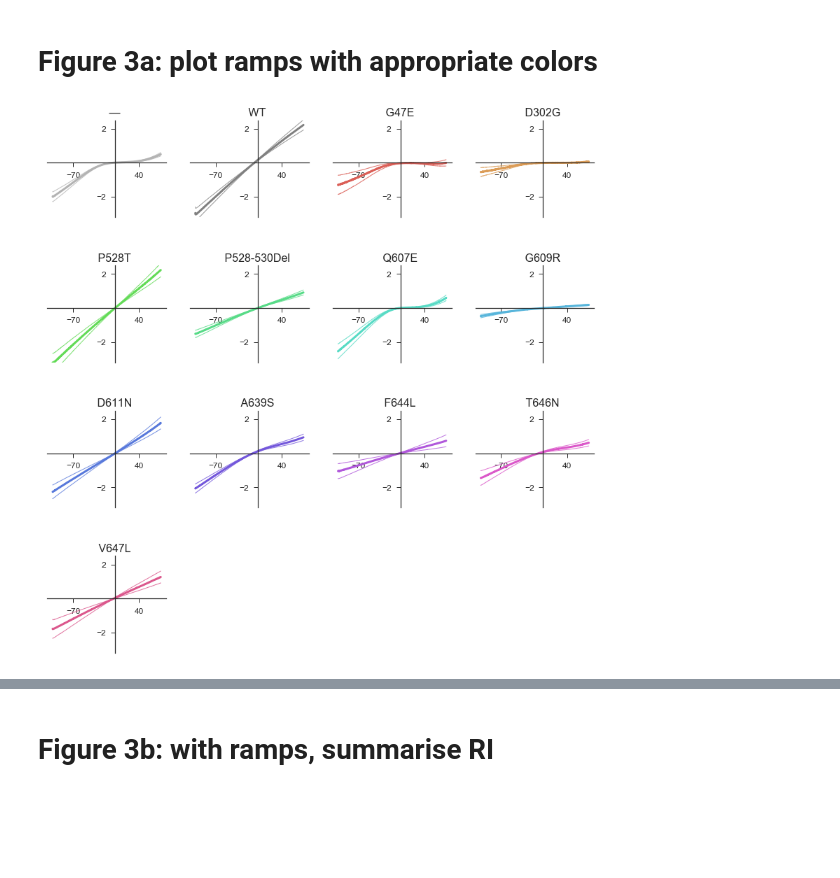
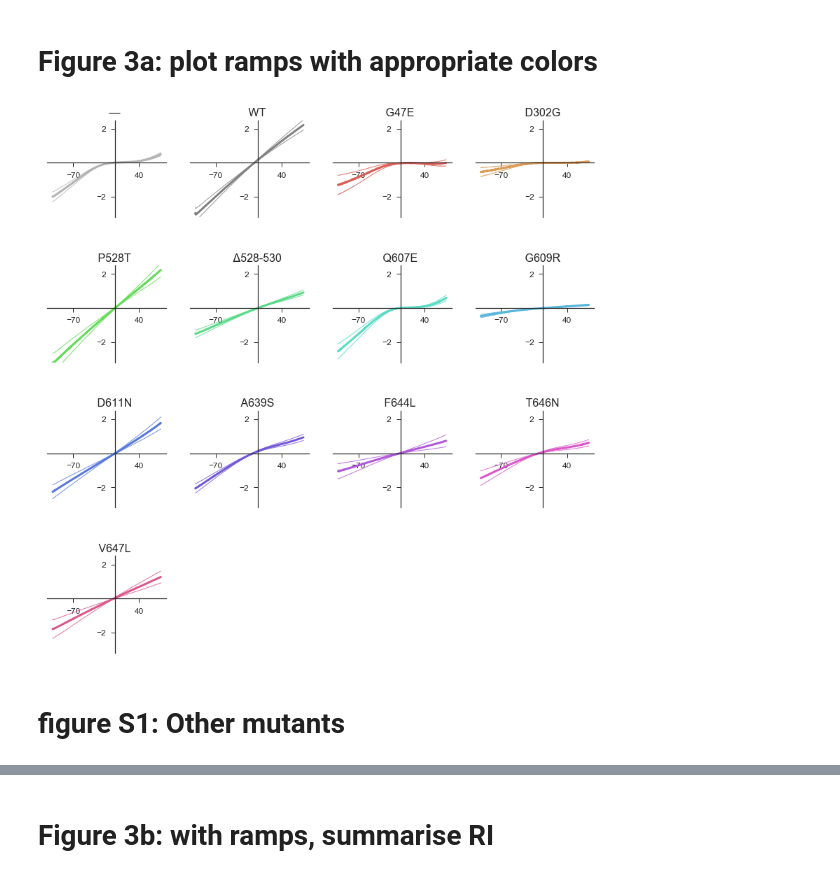
Before and after one commit to KullmannLab/AMPA_Synaptopathies, a Jupyter notebook: GluA2_graphs_March_Resub.ipynb, the cells around one changed output, grey strips where cells are left out. Drawn from its saved outputs; the diff is of its cells as text; code cells hidden in the pictures; blank space fills up the shorter version.

Commit message:
Stats are working. Also updated RI -7/4

```diff
--- a/GluA2_graphs_March_Resub.ipynb
+++ b/GluA2_graphs_March_Resub.ipynb
@@ -44,3 +63,17 @@ for df in [hom_ramps_df, het_ramps_df]:
+# %%
+# define the mutants that will be included in different figures
+# these are in positional order
+
+# total mutants in the paper; needed for colors & stats
+all_mutants = ['—', 'WT', 'G47E', 'D302G', 'I375V', 'P528T', 'Δ528-530', 'Q607E',
+               'G609R', 'D611N', 'A639S', 'A643T', 'F644L', 'T646N', 'V647L',]
+
+# main figures will exclude non-clinical mutants
+main_mutants = ['—', 'WT', 'G47E', 'D302G', 'P528T', 'Δ528-530', 'Q607E',
+               'G609R', 'D611N', 'A639S', 'F644L', 'T646N', 'V647L',]
+
+# non-clinical mutants go in supplemantary: snp and Lurcher
+supp_mutants = ['—', 'WT', 'I375V', 'A643T']
 # %% [markdown]
 # Export files (wide data for stats in Prism)
 # %%
@@ -82,14 +139,0 @@ export_tables(export_df_info)
-# %%
-# define the mutants that will be included in different figures
-# these are in positional order
-
-# total mutants in the paper; needed for colors
-all_mutants = ['WT', '—', 'G47E', 'D302G', 'I375V', 'P528T', 'P528-530Del', 'Q607E',
-               'G609R', 'D611N', 'A639S', 'A643T', 'F644L', 'T646N', 'V647L',]
-
-# main figures will exclude non-clinical mutants
-main_mutants = ['—', 'WT', 'G47E', 'D302G', 'P528T', 'P528-530Del', 'Q607E',
-               'G609R', 'D611N', 'A639S', 'F644L', 'T646N', 'V647L',]
-
-# non-clinical mutants go in supplemantary: snp and Lurcher
-supp_mutants = ['WT', '—', 'I375V', 'A643T']
@@ -103,8 +153,6 @@ sns.palplot(rgb15)
 # %% [output]
 15
 [figure]
-# %%
-color_dict = dict(zip(all_mutants, rgb15))
 # %%
 pal2 = sns.color_palette('hls', n_colors=13)
 sns.palplot(pal2)
@@ -253,10 +309,6 @@ def graph_ramp(df, m, i, fig, col, sub):
 
     sns.set_style("ticks")
     ax = fig.add_subplot(4,4,sub) # bank of 16 subplots. May need to change this
-    # spec = gridspec.GridSpec(4,4,fig)
-    # use the number of columns to figure out
-
-    #ax = fig.add_subplot(spec[sub])
 
     mV_ms = 180/1800   # gradient of the ramp protocol that was used in the recording
     x_ms = np.array(range(0,1800))
@@ -283,9 +335,11 @@ def graph_ramp(df, m, i, fig, col, sub):
     pass
 
 
+# dictionary defines which mutant goes to which subplot
 
+subplots = dict(zip(main_mutants,list(range(1,len(main_mutants)+1))))
 
-def plot_many_ramps(ramps_df, Mutant_list, figsize=(14,14), color_dict=color_dict2):
+def plot_many_ramps(ramps_df, Mutant_list, figsize=(14,14), color_dict=color_dict2, subplots=subplots):
     fig = plt.figure(figsize=figsize)
 
     for i, m in enumerate(Mutant_list):
@@ -323,4 +373,5 @@ subplots = dict(zip(main_mutants,list(range(1,len(main_mutants)+1))))
 # %%
-het_ramps_fig = plot_many_ramps(het_ramps_df, main_mutants)
+fig = plot_many_ramps(het_ramps_df, main_mutants)
+save_fig('13ramps', fig)
 # %% [output]
-[figure, old version]
+[figure, new version]
@@ -326,0 +427,2 @@ het_ramps_fig = plot_many_ramps(het_ramps_df, main_mutants)
+# %% [markdown]
+# figure S1: Other mutants
```
Also changed, not shown: parts of 37 cells of this notebook.
